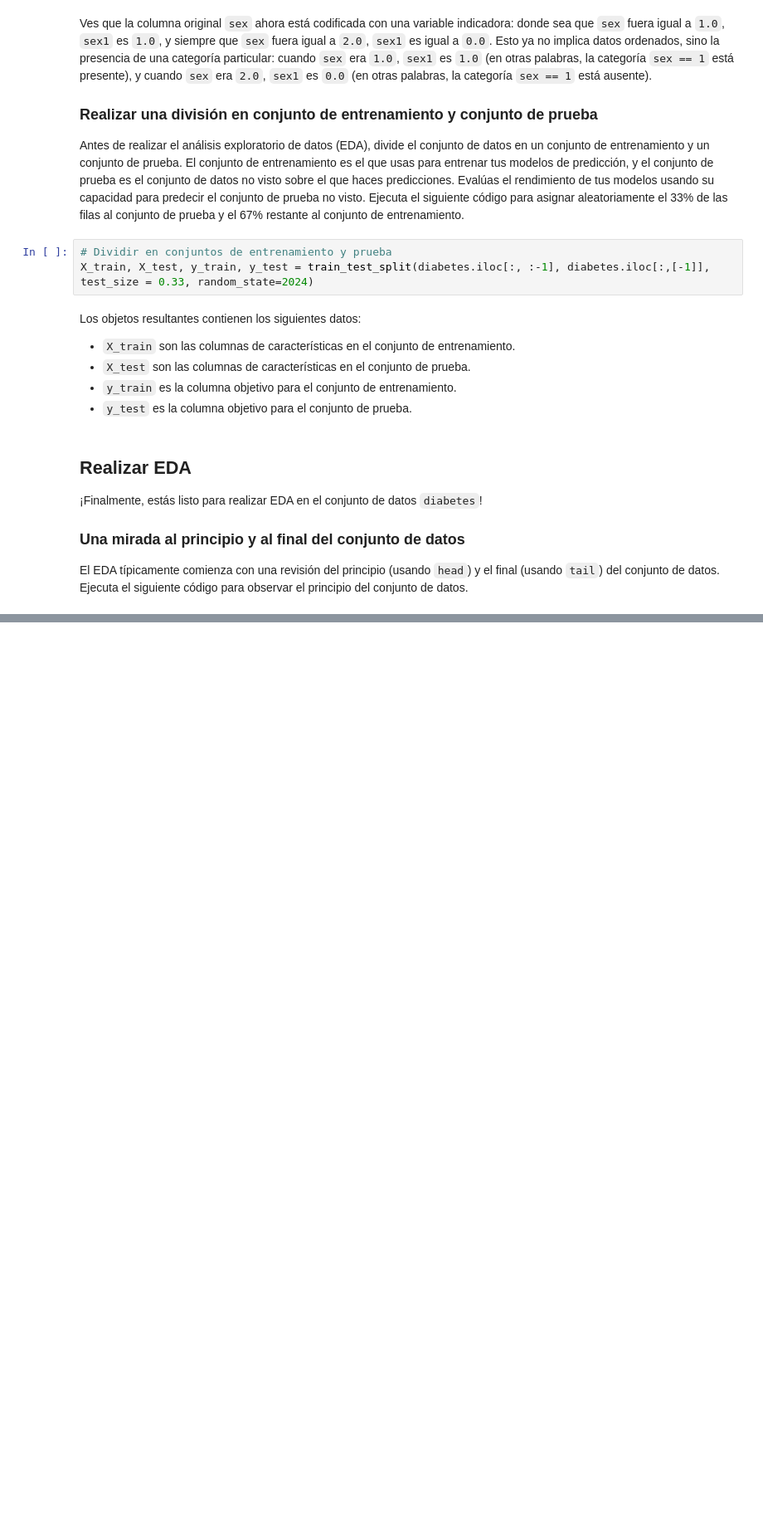
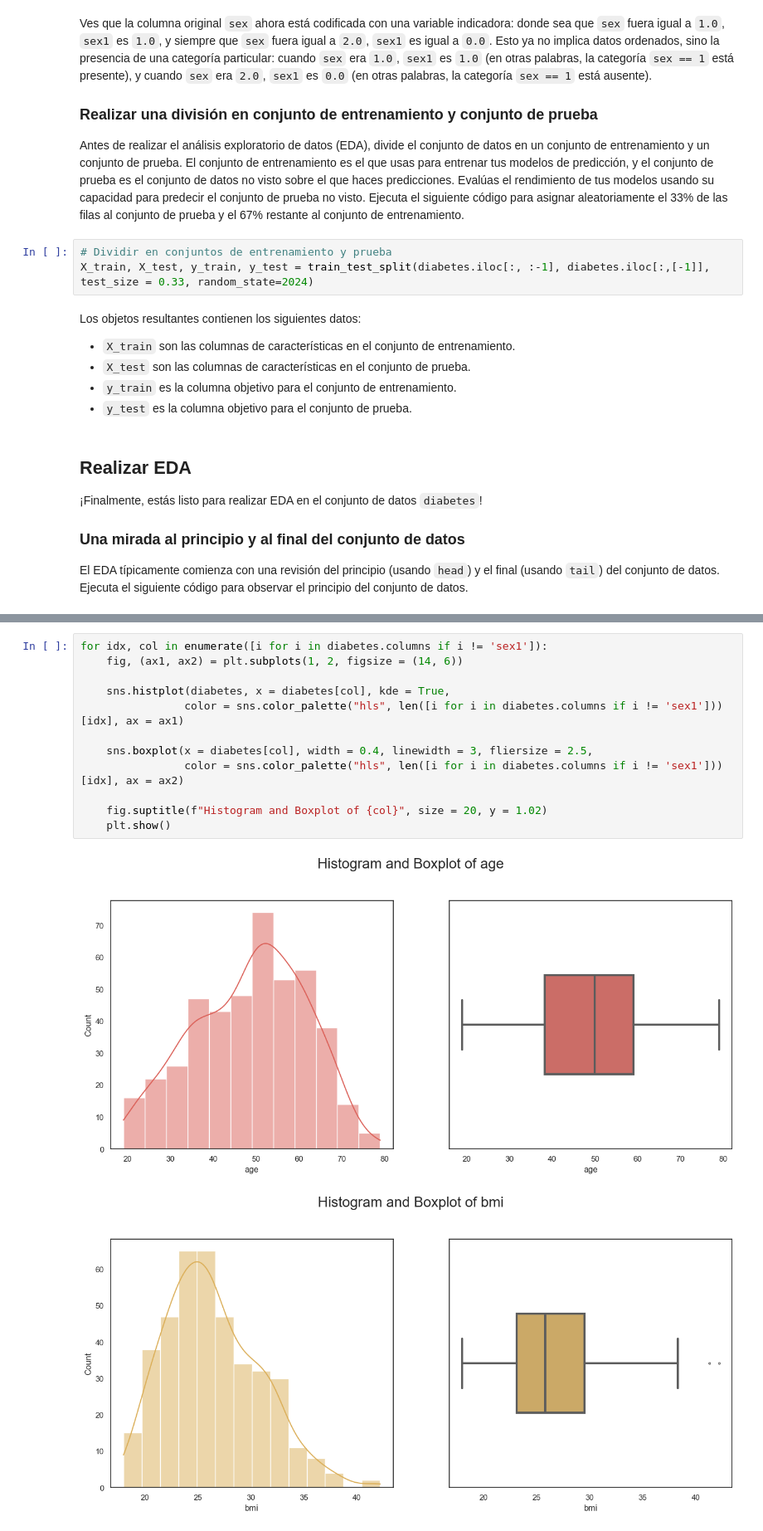
Before and after one commit to reivincitot/Cursos-IBM, a Jupyter notebook: Exploratory Data Analysis (EDA) for Data Science and ML/Exploratory Data Analysis (EDA) for data science and ML.ipynb, the cells around one changed output, grey strips where cells are left out. Shown: that part at 83% size. Saved outputs shown, nothing was run; the diff lists cells and outputs as text; blank space fills up the shorter version.

```diff
--- a/Exploratory Data Analysis (EDA) for Data Science and ML/Exploratory Data Analysis (EDA) for data science and ML.ipynb
+++ b/Exploratory Data Analysis (EDA) for Data Science and ML/Exploratory Data Analysis (EDA) for data science and ML.ipynb
@@ -347,0 +562,15 @@ El EDA típicamente comienza con una revisión del principio (usando `head`) y e
+# %%
+for idx, col in enumerate([i for i in diabetes.columns if i != 'sex1']):
+    fig, (ax1, ax2) = plt.subplots(1, 2, figsize = (14, 6))
+
+    sns.histplot(diabetes, x = diabetes[col], kde = True,
+                color = sns.color_palette("hls", len([i for i in diabetes.columns if i != 'sex1']))[idx], ax = ax1)
+
+    sns.boxplot(x = diabetes[col], width = 0.4, linewidth = 3, fliersize = 2.5,
+                color = sns.color_palette("hls", len([i for i in diabetes.columns if i != 'sex1']))[idx], ax = ax2)
+
+    fig.suptitle(f"Histogram and Boxplot of {col}", size = 20, y = 1.02)
+    plt.show()
+# %% [output]
+[figure, added]
+[figure, added]
```
Also changed, not shown: parts of 32 cells of this notebook, 1 other file.
